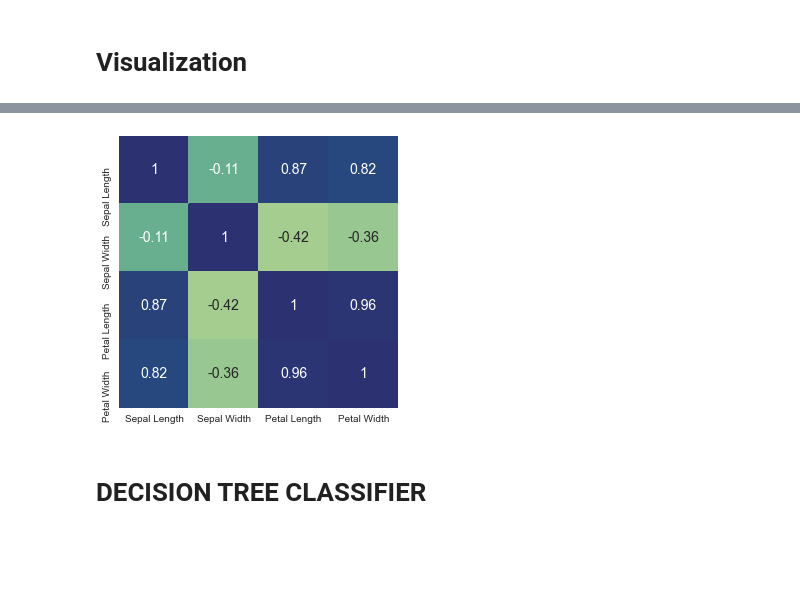
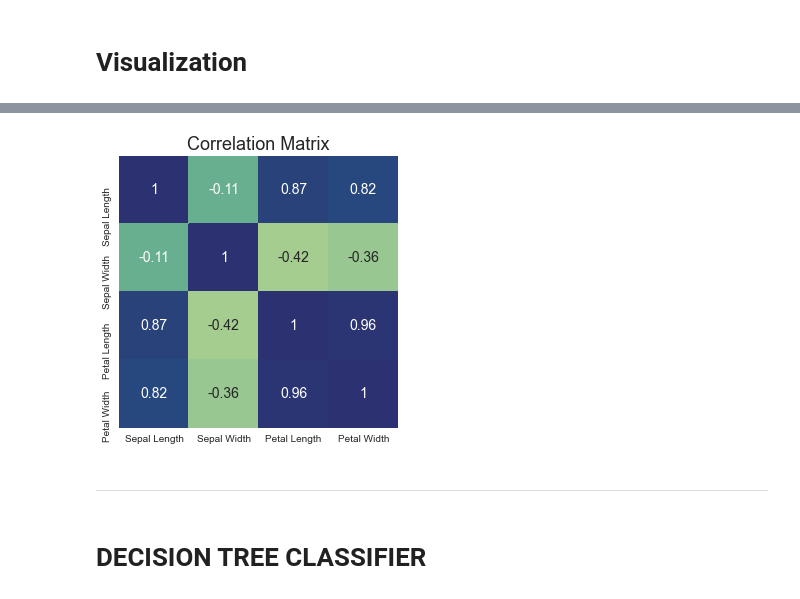
Before and after one commit to sansuthi/LGMVIP-Data-Science, a Jupyter notebook: TASK #6/Task #6 Prediction using Decision Tree Algorithm.ipynb, the cells around one changed output, grey strips where cells are left out. Drawn from its saved outputs; the diff is of its cells as text; code cells hidden in the pictures; blank space fills up the shorter version.

```diff
--- a/TASK #6/Task #6 Prediction using Decision Tree Algorithm.ipynb
+++ b/TASK #6/Task #6 Prediction using Decision Tree Algorithm.ipynb
@@ -88,4 +116,6 @@ data.corr()
 # %% [markdown]
 # Visualization
+# %%
+plt.rcParams['figure.figsize'] = (10,5)
 # %%
 # Plotting Distribution of data
@@ -105,10 +149,13 @@ plt.show()
 # %%
 # Correlation between Variables
 plt.figure(figsize=(5,5))
+plt.title('Correlation Matrix', fontsize=18)
 sns.heatmap(data.corr(), cmap='crest', annot=True, cbar=False, annot_kws={'size': 14})
 plt.show()
 # %% [output]
-[figure, old version]
+[figure, new version]
+# %% [markdown]
+---
 # %% [markdown]
 # DECISION TREE CLASSIFIER
 # %%
```
Also changed, not shown: parts of 15 cells of this notebook.
